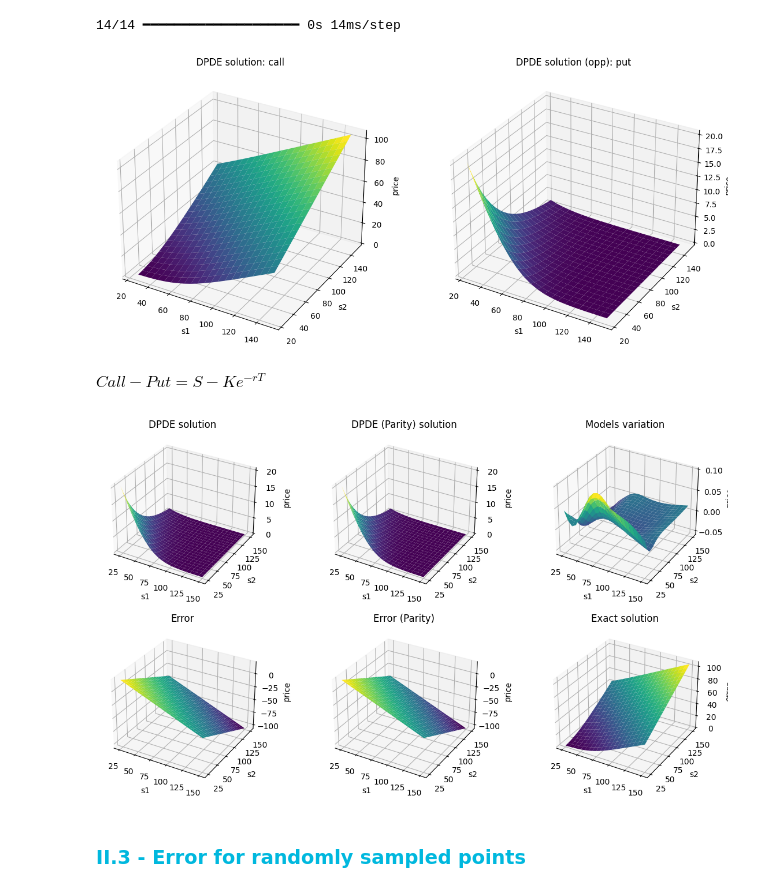
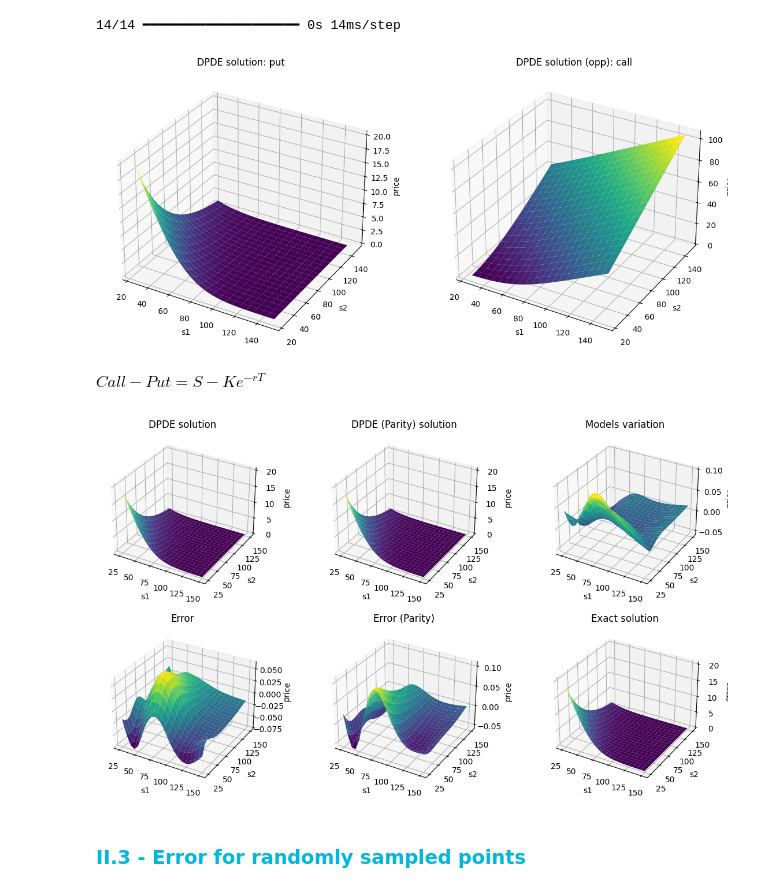
Before and after one commit to Nathan-Sanglier/M2MO-ML-Finance, a Jupyter notebook: notebook.ipynb, the cells around one changed output. Saved outputs shown, nothing was run; the diff lists cells and outputs as text; code cells hidden in the pictures.

Commit message:
FIX: Parity comparison

```diff
--- a/notebook.ipynb
+++ b/notebook.ipynb
@@ -48,7 +48,7 @@ n_samples_oos_error     = 10000 # nb random points for approx L2 and Linf errors
 ########################################### Any change in these paramaters implies to train again the model ###########################################
 
 K           = 100.      # strike price
-opt_type    = 'call'    # 'put' or 'call'
+opt_type    = 'put'    # 'put' or 'call'
 gamma       = 1/10.     # lambda in no-arbitrage bound
 
 dim_state   = 2 # nb of assets
@@ -480,67 +471,67 @@ axs[1].set_zlabel('price')
 
 plt.show()
 # %% [output]
-[figure, old version]
+[figure, new version]
 # %% [markdown]
 $Call - Put = S - Ke^{-rT}$
 # %%
 parity_gen = lambda rf, K: (
     lambda price, stock1, stock2 : (
         price + K*np.exp(-rf*t_max_dom) - .5*(stock1 + stock2)
-        if opt_type == 'call' else price + .5*(stock1 + stock2) - K*np.exp(-rf*t_max_dom)
+        if opt_type == 'put' else price + .5*(stock1 + stock2) - K*np.exp(-rf*t_max_dom)
     )
 )
 
 parity = parity_gen(rf_eval, K)
 # %%
-parity_dpde_sol_opp = parity(
-    dpde_sol, s1_plot_mesh, s2_plot_mesh
+parity_dpde_sol = parity(
+    dpde_sol_opp, s1_plot_mesh, s2_plot_mesh
 )
 # %%
 fig, axs = plt.subplots(2, 3, figsize=(14, 8), subplot_kw={'projection': '3d'})
 
-axs[0, 0].plot_surface(s1_plot_mesh, s2_plot_mesh, dpde_sol_opp, cmap='viridis')
+axs[0, 0].plot_surface(s1_plot_mesh, s2_plot_mesh, dpde_sol, cmap='viridis')
 axs[0, 0].set_title('DPDE solution')
 axs[0, 0].set_xlabel('s1')
 axs[0, 0].set_ylabel('s2')
 axs[0, 0].set_zlabel('price')
 
-axs[0, 1].plot_surface(s1_plot_mesh, s2_plot_mesh, parity_dpde_sol_opp, cmap='viridis')
+axs[0, 1].plot_surface(s1_plot_mesh, s2_plot_mesh, parity_dpde_sol, cmap='viridis')
 axs[0, 1].set_title('DPDE (Parity) solution')
 axs[0, 1].set_xlabel('s1')
 axs[0, 1].set_ylabel('s2')
 axs[0, 1].set_zlabel('price')
 
-axs[0, 2].plot_surface(s1_plot_mesh, s2_plot_mesh, parity_dpde_sol_opp - dpde_sol_opp, cmap='viridis')
+axs[0, 2].plot_surface(s1_plot_mesh, s2_plot_mesh, parity_dpde_sol - dpde_sol, cmap='viridis')
 axs[0, 2].set_title('Models variation')
 axs[0, 2].set_xlabel('s1')
 axs[0, 2].set_ylabel('s2')
 axs[0, 2].set_zlabel('price')
 
-axs[1, 0].plot_surface(s1_plot_mesh, s2_plot_mesh, dpde_sol_opp - exact_sol_eval_opp, cmap='viridis')
+axs[1, 0].plot_surface(s1_plot_mesh, s2_plot_mesh, dpde_sol - exact_sol_eval, cmap='viridis')
 axs[1, 0].set_title('Error')
 axs[1, 0].set_xlabel('s1')
 axs[1, 0].set_ylabel('s2')
 axs[1, 0].set_zlabel('price')
 
-axs[1, 1].plot_surface(s1_plot_mesh, s2_plot_mesh, parity_dpde_sol_opp - exact_sol_eval_opp, cmap='viridis')
+axs[1, 1].plot_surface(s1_plot_mesh, s2_plot_mesh, parity_dpde_sol - exact_sol_eval, cmap='viridis')
 axs[1, 1].set_title('Error (Parity)')
 axs[1, 1].set_xlabel('s1')
 axs[1, 1].set_ylabel('s2')
 axs[1, 1].set_zlabel('price')
 
 
-axs[1, 2].plot_surface(s1_plot_mesh, s2_plot_mesh, exact_sol_eval_opp, cmap='viridis')
+axs[1, 2].plot_surface(s1_plot_mesh, s2_plot_mesh, exact_sol_eval, cmap='viridis')
 axs[1, 2].set_title('Exact solution')
 axs[1, 2].set_xlabel('s1')
 axs[1, 2].set_ylabel('s2')
 axs[1, 2].set_zlabel('error')
 
 plt.subplots_adjust(hspace=0.2)
 
 plt.show()
 # %% [output]
-[figure, old version]
+[figure, new version]
 # %% [markdown]
 ### <span id="section-2-3" style="color:#00B8DE"> II.3 - Error for randomly sampled points </span>
 # %% [markdown]
```
Also changed, not shown: parts of 7 cells of this notebook.
